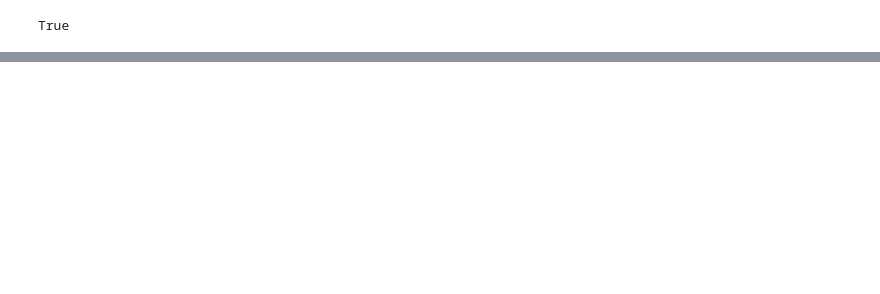
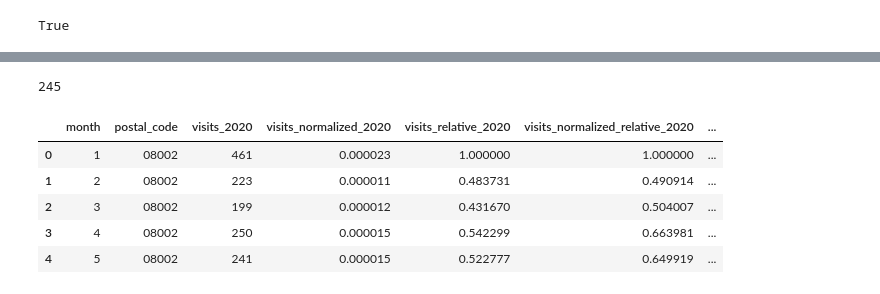
Before and after one commit to hkronenb/HK_DATS_Practicum, a Jupyter notebook: notebooks/PhillyPatternsNormalization.ipynb, the cells around one changed output, grey strips where cells are left out. Drawn from its saved outputs; the diff is of its cells as text; code cells hidden in the pictures; blank space fills up the shorter version.

```diff
--- a/notebooks/PhillyPatternsNormalization.ipynb
+++ b/notebooks/PhillyPatternsNormalization.ipynb
@@ -119,0 +175,4 @@ plot_data.head()
+# %%
+len(zip_data.postal_code.unique())
+# %% [output]
+245
@@ -119,0 +186,12 @@ plot_data.head()
+# %%
+zip_data = zip_data.rename(columns = {'day_visit_counts': 'visits', 'day_visits_normalized':'visits_normalized'})
+# %%
+zip_data = zip_data[zip_data['year'] == 2020].merge(
+    zip_data[zip_data['year'] == 2019],
+    on = ['month','postal_code'],
+    suffixes = ("_2020","_2019"))
+# %%
+metrics = ['visits', 'visits_normalized', 'visits_relative', 'visits_normalized_relative']
+for metric in metrics:
+    plot_col = metric + '_dif'
+    zip_data[plot_col] = zip_data[metric+'_2020'] - zip_data[metric + '_2019']
@@ -119,0 +200,9 @@ plot_data.head()
+# %%
+zip_data.head()
+# %% [output]
+|  | month | postal_code | visits_2020 | visits_normalized_2020 | visits_relative_2020 | visits_normalized_relative_2020 | ... |
+| 0 | 1 | 08002 | 461 | 0.000023 | 1.000000 | 1.000000 | ... |
+| 1 | 2 | 08002 | 223 | 0.000011 | 0.483731 | 0.490914 | ... |
+| 2 | 3 | 08002 | 199 | 0.000012 | 0.431670 | 0.504007 | ... |
+| 3 | 4 | 08002 | 250 | 0.000015 | 0.542299 | 0.663981 | ... |
+| 4 | 5 | 08002 | 241 | 0.000015 | 0.522777 | 0.649919 | ... |
```
Also changed, not shown: parts of 23 cells of this notebook, 1 other file.
